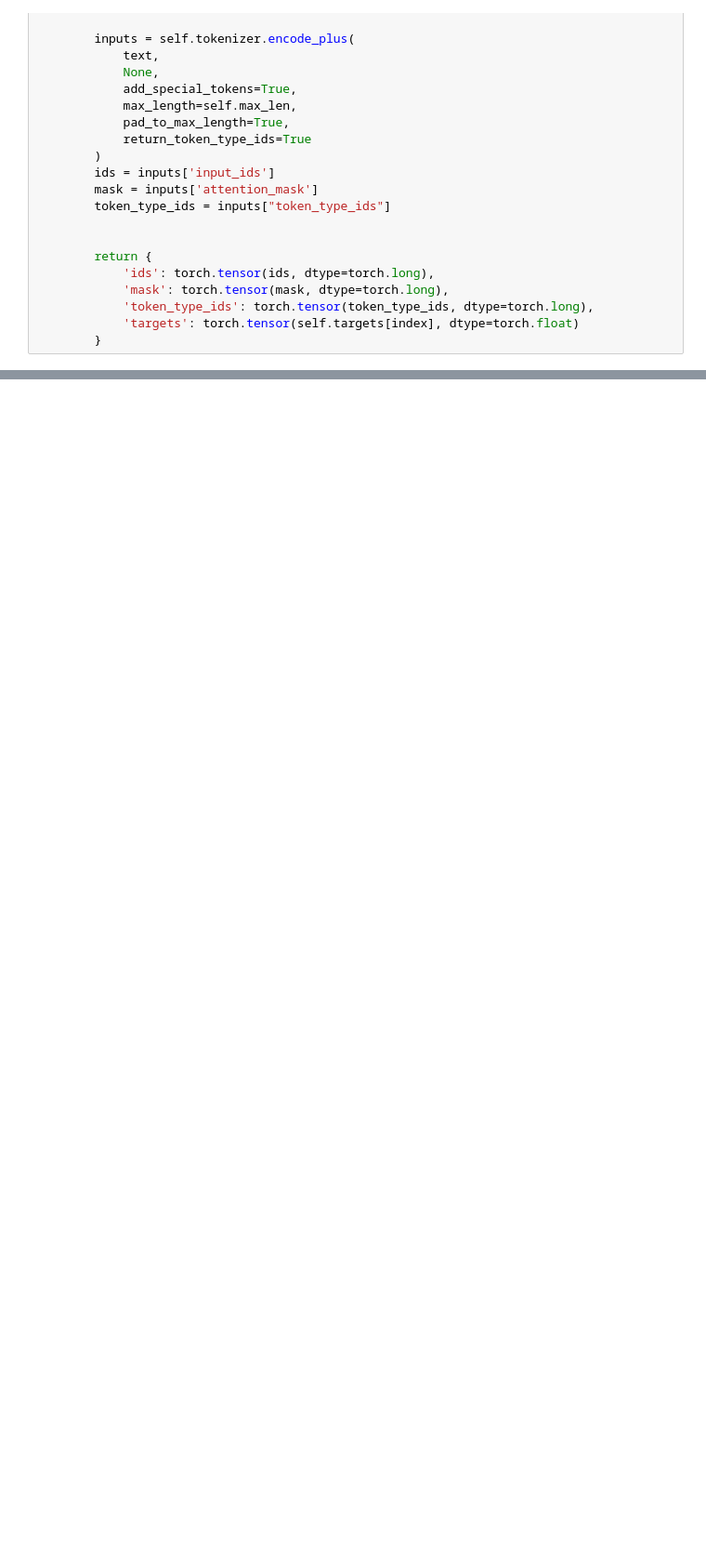
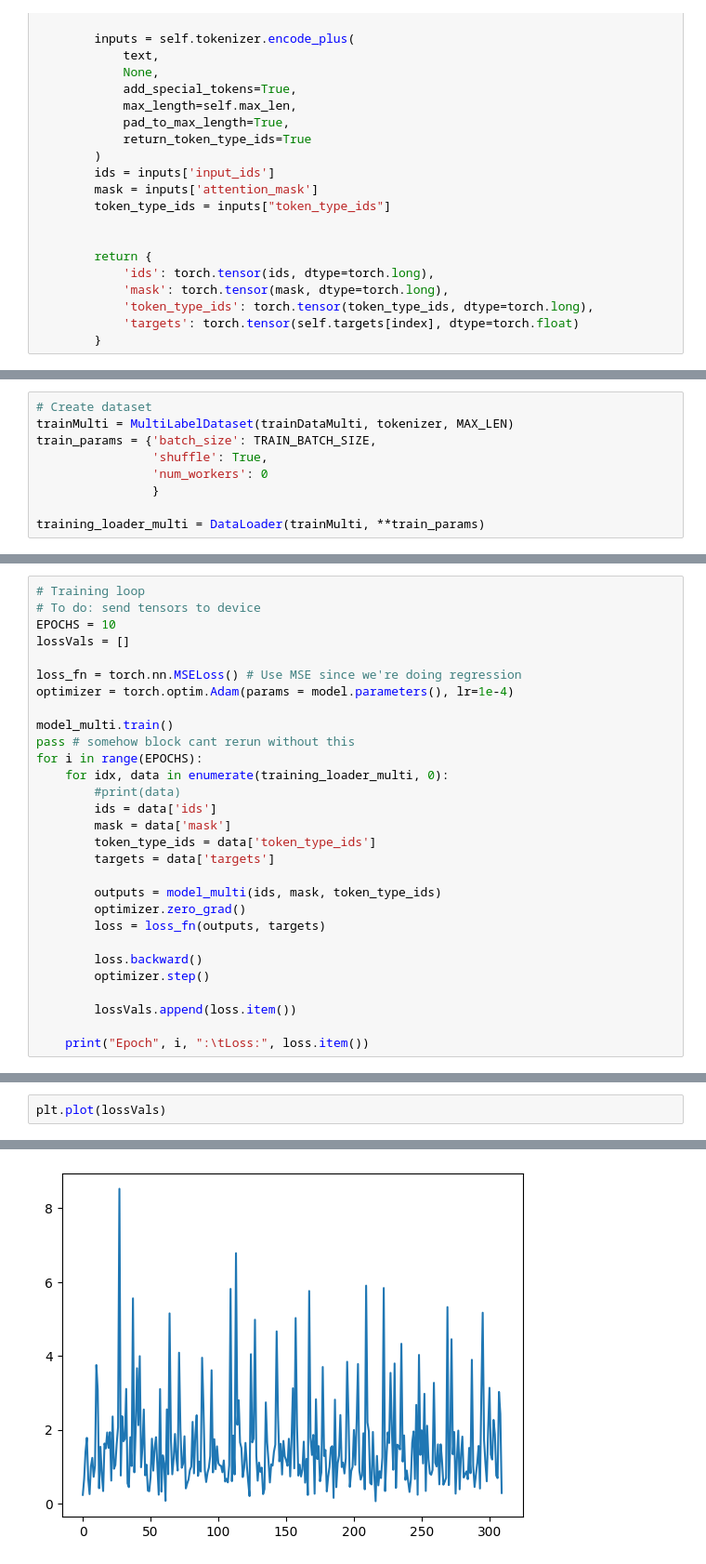
Before and after one commit to jago-h/ToM_coding, a Jupyter notebook: model_distilbert.ipynb, the cells around one changed output, grey strips where cells are left out. Shown: that part at 93% size. Drawn from its saved outputs; the diff is of its cells as text; blank space fills up the shorter version.

Commit message:
Add multivariable prediction

```diff
--- a/model_distilbert.ipynb
+++ b/model_distilbert.ipynb
@@ -220,0 +243,9 @@ tensor([[1.]])
+# %%
+# Create dataset
+trainMulti = MultiLabelDataset(trainDataMulti, tokenizer, MAX_LEN)
+train_params = {'batch_size': TRAIN_BATCH_SIZE,
+                'shuffle': True,
+                'num_workers': 0
+                }
+
+training_loader_multi = DataLoader(trainMulti, **train_params)
@@ -220,0 +292,29 @@ tensor([[1.]])
+# %%
+# Training loop
+# To do: send tensors to device
+EPOCHS = 10
+lossVals = []
+
+loss_fn = torch.nn.MSELoss() # Use MSE since we're doing regression
+optimizer = torch.optim.Adam(params = model.parameters(), lr=1e-4)
+
+model_multi.train()
+pass # somehow block cant rerun without this
+for i in range(EPOCHS):
+    for idx, data in enumerate(training_loader_multi, 0):
+        #print(data)
+        ids = data['ids']
+        mask = data['mask']
+        token_type_ids = data['token_type_ids']
+        targets = data['targets']
+
+        outputs = model_multi(ids, mask, token_type_ids)
+        optimizer.zero_grad()
+        loss = loss_fn(outputs, targets)
+
+        loss.backward()
+        optimizer.step()
+
+        lossVals.append(loss.item())
+
+    print("Epoch", i, ":\tLoss:", loss.item())
@@ -220,0 +332,3 @@ tensor([[1.]])
+# %%
+plt.plot(lossVals)
+# %% [output]
@@ -220,0 +336 @@ tensor([[1.]])
+[figure, added]
```
Also changed, not shown: parts of 16 cells of this notebook.
